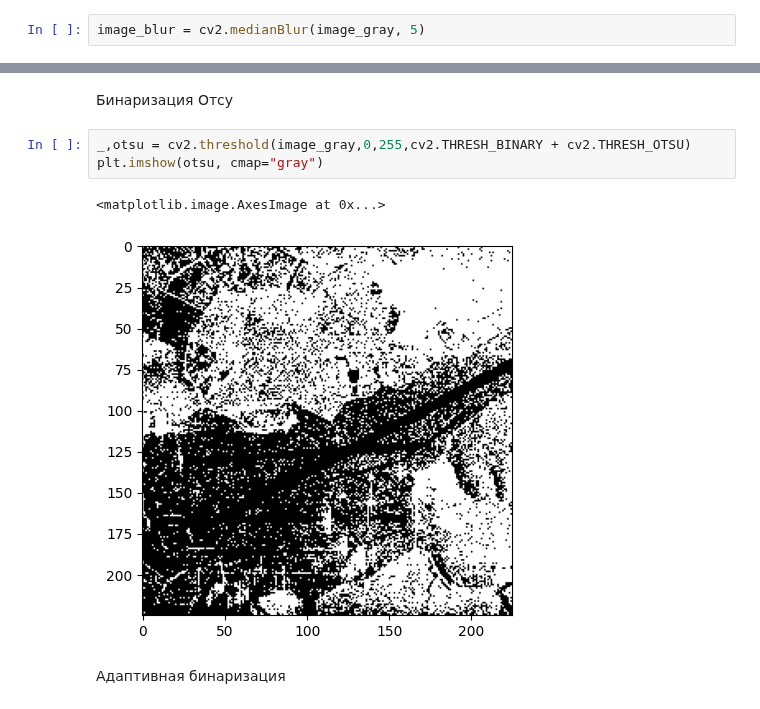
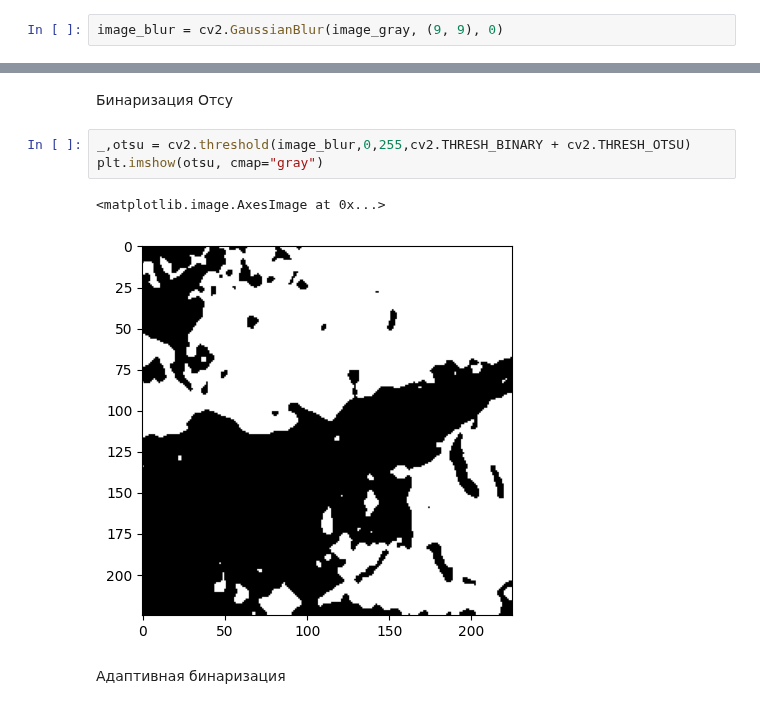
Before and after one commit to ionfy/image-processing, a Jupyter notebook: Task3/Task3.ipynb, the cells around one changed output, grey strips where cells are left out. Cells and saved outputs as stored; diff of their text form.

```diff
--- a/Task3/Task3.ipynb
+++ b/Task3/Task3.ipynb
@@ -15,7 +15,7 @@ plt.imshow(image_gray, cmap="gray")
 # %% [markdown]
 # 1. Для изображения sar_3.jpg найти наиболее протяженный участок
 # %%
-image_blur = cv2.medianBlur(image_gray, 5)
+image_blur = cv2.GaussianBlur(image_gray, (9, 9), 0)
 # %%
 plt.imshow(image_blur, cmap="gray")
 # %% [output]
@@ -62,11 +64,11 @@ plt.imshow(bin_img, cmap="gray")
 # %% [markdown]
 Бинаризация Отсу
 # %%
-_,otsu = cv2.threshold(image_gray,0,255,cv2.THRESH_BINARY + cv2.THRESH_OTSU)
+_,otsu = cv2.threshold(image_blur,0,255,cv2.THRESH_BINARY + cv2.THRESH_OTSU)
 plt.imshow(otsu, cmap="gray")
 # %% [output]
 <matplotlib.image.AxesImage at 0x...>
-[figure, old version]
+[figure, new version]
 # %% [markdown]
 Адаптивная бинаризация
 # %%
```
Also changed, not shown: parts of 3 cells of this notebook.
